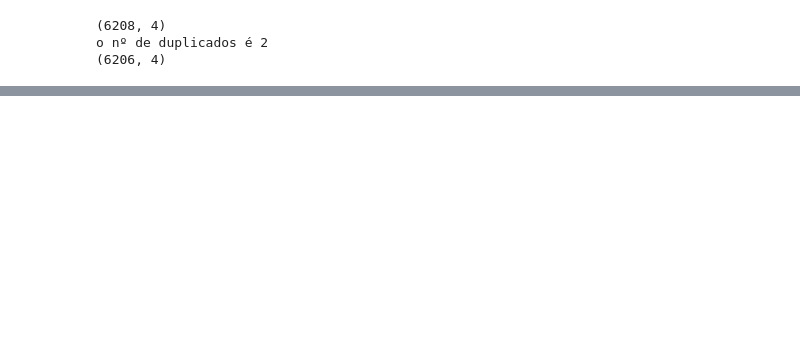
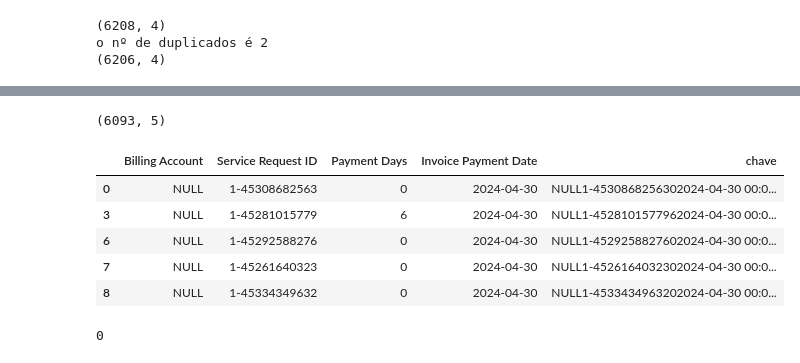
Before and after one commit to josepmatias/nos_reten-ao, a Jupyter notebook: actividades extra.ipynb, the cells around one changed output, grey strips where cells are left out. Cells and saved outputs as stored; diff of their text form; code cells hidden in the pictures; blank space fills up the shorter version.

```diff
--- a/actividades extra.ipynb
+++ b/actividades extra.ipynb
@@ -377,3 +377,12 @@ template_pagamentodb.head()
 | 2 | NaN | 1-45290618280 | 0 | 2024-04-23 |
 | 3 | NaN | 1-45281015779 | 6 | 2024-04-30 |
 | 4 | NaN | 1-45335315109 | 0 | 2024-04-30 |
+# %%
+#substituir NaN por "NULL" na 1ª coluna
+
+template_pagamentodb.iloc[:, 0]=template_pagamentodb.iloc[:, 0].fillna("NULL")
+
+#ver quantos NaN existem nas colunas
+print(template_pagamentodb.isna().sum())
+
+template_pagamentodb.head()
@@ -420,16 +469,11 @@ erro_pagamento2.head()
 # %%
 #criar coluna "chave" em template_pagamentodb e erro_pagamento2
 
-def func_chave(db):
-  db["chave"]=db.apply(lambda i: "".join(i.values.astype("str")), axis=1)
+def func_chave(db, col="Billing Account"):
+  db[col]=db[col].astype("str").apply(lambda i: i.split(".")[0])
+  db["chave"]=db.apply(lambda i: "".join(i.values.astype("str")).strip(), axis=1)
   return db["chave"]
 
 template_pagamentodb["chave"]=func_chave(template_pagamentodb)
 
-erro_pagamento2["chave"]=func_chave(erro_pagamento2.iloc[:, [0, 1, 2, 3]])
+erro_pagamento2["chave"]=func_chave(erro_pagamento2)
-# %%
-#print(template_pagamentodb.dtypes)
-lista_col=["Billing Account", "Service Request Id", "Payment Days", "Invoice Payment Date", "chave"]
-lista_form=["float64", "object", "int64", "datetime64[ns]", "object"]
-for col, form in zip(lista_col, lista_form):
-  erro_pagamento2[col]=erro_pagamento2[col].astype(form)
@@ -466,0 +480,24 @@ template_pagamentodb2.head()
+# %%
+#excluir todas as linhas que devolvem erro por SR não existente
+
+
+template_pagamentodb2=template_pagamentodb.loc[template_pagamentodb["chave"].isin(erro_pagamento2["chave"].tolist()), :]
+
+print(template_pagamentodb2.shape)
+
+template_pagamentodb2.head()
+# %% [output]
+(6093, 5)
+|  | Billing Account | Service Request ID | Payment Days | Invoice Payment Date | chave |
+| 0 | NULL | 1-45308682563 | 0 | 2024-04-30 | NULL1-4530868256302024-04-30 00:0... |
+| 3 | NULL | 1-45281015779 | 6 | 2024-04-30 | NULL1-4528101577962024-04-30 00:0... |
+| 6 | NULL | 1-45292588276 | 0 | 2024-04-30 | NULL1-4529258827602024-04-30 00:0... |
+| 7 | NULL | 1-45261640323 | 0 | 2024-04-30 | NULL1-4526164032302024-04-30 00:0... |
+| 8 | NULL | 1-45334349632 | 0 | 2024-04-30 | NULL1-4533434963202024-04-30 00:0... |
+# %%
+#eliminar duplicados na tabela "template_pagamentodb2" e ordenar tabela
+
+print(f"existem {template_pagamentodb2.duplicated().sum()} linhas duplicadas")
+template_pagamentodb3=template_pagamentodb2.drop_duplicates()
+# %% [output]
+0
```
Also changed, not shown: parts of 5 cells of this notebook.
